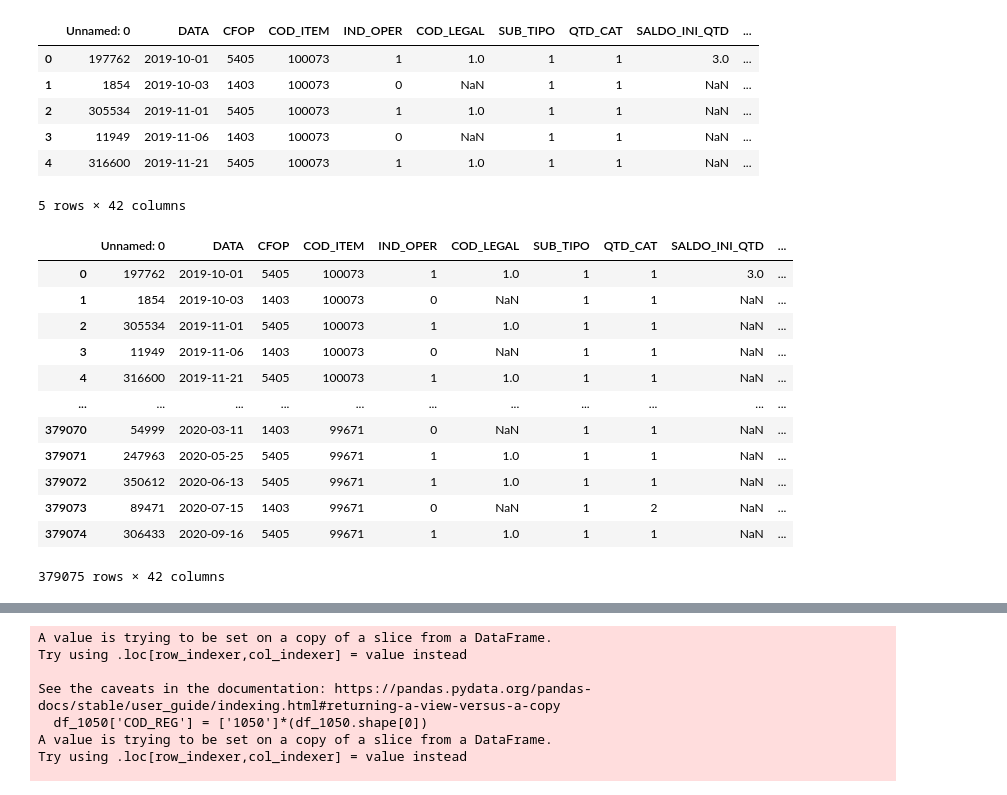
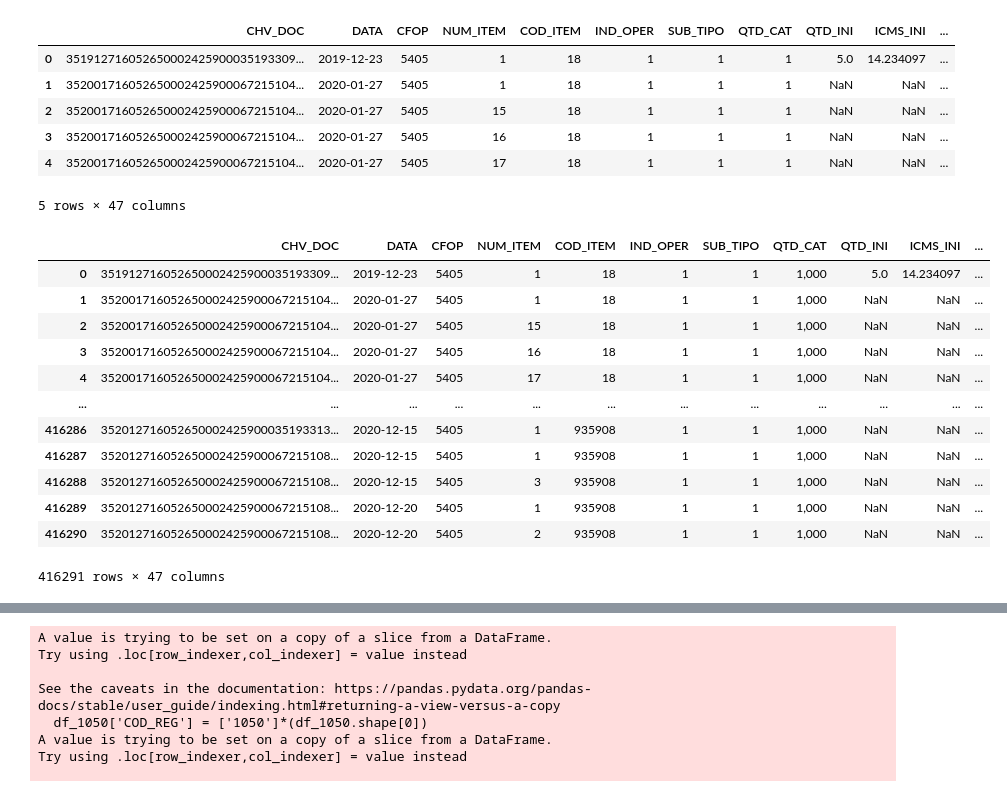
Before and after one commit to viniciuscatelani/Projeto-CAT-42, a Jupyter notebook: Geração txt 0000,150,0200,1100.ipynb, the cells around one changed output, grey strips where cells are left out. Saved outputs shown, nothing was run; the diff lists cells and outputs as text; code cells hidden in the pictures.

```diff
--- a/Geração txt 0000,150,0200,1100.ipynb
+++ b/Geração txt 0000,150,0200,1100.ipynb
@@ -27,9 +33,8 @@ engine = create_engine(f"mysql+pymysql://{database_config['user']}:{database_con
 # Importação das planilhas necessárias para
 # gerar os documentos da 000, 0150, 0200, 1050 e 1100
 
-planilha = pd.read_csv('Loja_44/tabela_2_loja_44_version_final_v8.csv', dtype=str)
+planilha = pd.read_excel(f'Loja_{loja}/ficha_3_loja_{loja}_v4.xlsb', sheet_name='ficha3', engine='pyxlsb')
 planilha['DATA'] = pd.to_datetime(planilha['DATA'], format='%Y-%m-%d')
 template = pd.read_excel('CFOP_e_template.xlsx', sheet_name='Template 150', dtype=str)
-planilha['DESCRICAO'] = planilha['DESCRICAO'].replace('"', "'")
 planilha
 # %% [output]
@@ -48,0 +54,5 @@ planilha
+# %%
+tabela_2 = pd.read_csv(f'Loja_{loja}/loja_{loja}_tabela_2_v4.csv')
+tabela_2 = tabela_2.sort_values(by=['COD_ITEM', 'DATA', 'IND_OPER', 'SUB_TIPO'],
+                           ascending=[True, True, True, False])
+tabela_2
@@ -49,49 +73,59 @@ planilha
+# %%
+planilha['DESCRICAO'] = tabela_2['DESCRICAO']
+planilha['CODIGO_BARRA'] = tabela_2['CODIGO_BARRA']
+planilha['UNIDADE'] = tabela_2['UNIDADE']
+planilha['N C M'] = tabela_2['N C M']
+planilha['CEST'] = tabela_2['CEST']
+planilha['CNPJ EMITENTE'] = tabela_2['CNPJ EMITENTE']
+planilha['CNPJ DESTINATARIO'] = tabela_2['CNPJ DESTINATARIO']
 # %%
 planilha.head()
 # %% [output]
-|  | Unnamed: 0 | DATA | CFOP | COD_ITEM | IND_OPER | COD_LEGAL | SUB_TIPO | QTD_CAT | SALDO_INI_QTD | ... |
-| 0 | 197762 | 2019-10-01 | 5405 | 100073 | 1 | 1.0 | 1 | 1 | 3.0 | ... |
-| 1 | 1854 | 2019-10-03 | 1403 | 100073 | 0 | NaN | 1 | 1 | NaN | ... |
-| 2 | 305534 | 2019-11-01 | 5405 | 100073 | 1 | 1.0 | 1 | 1 | NaN | ... |
-| 3 | 11949 | 2019-11-06 | 1403 | 100073 | 0 | NaN | 1 | 1 | NaN | ... |
-| 4 | 316600 | 2019-11-21 | 5405 | 100073 | 1 | 1.0 | 1 | 1 | NaN | ... |
+|  | CHV_DOC | DATA | CFOP | NUM_ITEM | COD_ITEM | IND_OPER | SUB_TIPO | QTD_CAT | QTD_INI | ICMS_INI | ... |
+| 0 | 351912716052650002425900035193309... | 2019-12-23 | 5405 | 1 | 18 | 1 | 1 | 1 | 5.0 | 14.234097 | ... |
+| 1 | 352001716052650002425900067215104... | 2020-01-27 | 5405 | 1 | 18 | 1 | 1 | 1 | NaN | NaN | ... |
+| 2 | 352001716052650002425900067215104... | 2020-01-27 | 5405 | 15 | 18 | 1 | 1 | 1 | NaN | NaN | ... |
+| 3 | 352001716052650002425900067215104... | 2020-01-27 | 5405 | 16 | 18 | 1 | 1 | 1 | NaN | NaN | ... |
+| 4 | 352001716052650002425900067215104... | 2020-01-27 | 5405 | 17 | 18 | 1 | 1 | 1 | NaN | NaN | ... |
-5 rows × 42 columns
+5 rows × 47 columns
+# %%
+planilha['DESCRICAO'] = planilha['DESCRICAO'].str.replace('"', "'")
 # %%
 planilha['N C M'] = pd.to_numeric(planilha['N C M'])
 planilha['N C M'] = planilha['N C M'].astype(str).str.replace(r'\.0$', '', regex=True)
 
 planilha['CEST'] = pd.to_numeric(planilha['CEST'])
 planilha['CEST'] = planilha['CEST'].astype('Int64').astype(str).replace('<NA>', np.nan)
 planilha['CEST'] = planilha['CEST'].astype(str).str.replace(r'\.0$', '', regex=True)
 
 planilha['CNPJ EMITENTE'] = pd.to_numeric(planilha['CNPJ EMITENTE'])
 planilha['CNPJ EMITENTE'] = planilha['CNPJ EMITENTE'].astype('Int64').astype(str).replace('<NA>', np.nan)
 
-planilha['QTD_CAT'] = planilha['QTD_CAT'].str.replace('.', ',000')
+planilha['QTD_CAT'] = planilha['QTD_CAT'].astype(str) + ',000'
 
 planilha['COD_LEGAL_PCAT'] = pd.to_numeric(planilha['COD_LEGAL_PCAT'])
 planilha['COD_LEGAL_PCAT'] = planilha['COD_LEGAL_PCAT'].astype('Int64').astype(str).replace('<NA>', np.nan)
 
 planilha['CFOP'] = pd.to_numeric(planilha['CFOP'])
 planilha['CFOP'] = planilha['CFOP'].astype('Int64').astype(str).replace('<NA>', np.nan)
 
 planilha['UNIDADE'] = planilha['UNIDADE'].str.strip()
 
 def format_number(value):
     return '{:,.2f}'.format(value).replace(',', '.')
 
 planilha
 # %% [output]
-|  | Unnamed: 0 | DATA | CFOP | COD_ITEM | IND_OPER | COD_LEGAL | SUB_TIPO | QTD_CAT | SALDO_INI_QTD | ... |
-| 0 | 197762 | 2019-10-01 | 5405 | 100073 | 1 | 1.0 | 1 | 1 | 3.0 | ... |
-| 1 | 1854 | 2019-10-03 | 1403 | 100073 | 0 | NaN | 1 | 1 | NaN | ... |
-| 2 | 305534 | 2019-11-01 | 5405 | 100073 | 1 | 1.0 | 1 | 1 | NaN | ... |
-| 3 | 11949 | 2019-11-06 | 1403 | 100073 | 0 | NaN | 1 | 1 | NaN | ... |
-| 4 | 316600 | 2019-11-21 | 5405 | 100073 | 1 | 1.0 | 1 | 1 | NaN | ... |
-| ... | ... | ... | ... | ... | ... | ... | ... | ... | ... | ... |
-| 379070 | 54999 | 2020-03-11 | 1403 | 99671 | 0 | NaN | 1 | 1 | NaN | ... |
-| 379071 | 247963 | 2020-05-25 | 5405 | 99671 | 1 | 1.0 | 1 | 1 | NaN | ... |
-| 379072 | 350612 | 2020-06-13 | 5405 | 99671 | 1 | 1.0 | 1 | 1 | NaN | ... |
-| 379073 | 89471 | 2020-07-15 | 1403 | 99671 | 0 | NaN | 1 | 2 | NaN | ... |
-| 379074 | 306433 | 2020-09-16 | 5405 | 99671 | 1 | 1.0 | 1 | 1 | NaN | ... |
+|  | CHV_DOC | DATA | CFOP | NUM_ITEM | COD_ITEM | IND_OPER | SUB_TIPO | QTD_CAT | QTD_INI | ICMS_INI | ... |
+| 0 | 351912716052650002425900035193309... | 2019-12-23 | 5405 | 1 | 18 | 1 | 1 | 1,000 | 5.0 | 14.234097 | ... |
+| 1 | 352001716052650002425900067215104... | 2020-01-27 | 5405 | 1 | 18 | 1 | 1 | 1,000 | NaN | NaN | ... |
+| 2 | 352001716052650002425900067215104... | 2020-01-27 | 5405 | 15 | 18 | 1 | 1 | 1,000 | NaN | NaN | ... |
+| 3 | 352001716052650002425900067215104... | 2020-01-27 | 5405 | 16 | 18 | 1 | 1 | 1,000 | NaN | NaN | ... |
+| 4 | 352001716052650002425900067215104... | 2020-01-27 | 5405 | 17 | 18 | 1 | 1 | 1,000 | NaN | NaN | ... |
+| ... | ... | ... | ... | ... | ... | ... | ... | ... | ... | ... | ... |
+| 416286 | 352012716052650002425900035193313... | 2020-12-15 | 5405 | 1 | 935908 | 1 | 1 | 1,000 | NaN | NaN | ... |
+| 416287 | 352012716052650002425900067215108... | 2020-12-15 | 5405 | 1 | 935908 | 1 | 1 | 1,000 | NaN | NaN | ... |
+| 416288 | 352012716052650002425900067215108... | 2020-12-15 | 5405 | 3 | 935908 | 1 | 1 | 1,000 | NaN | NaN | ... |
+| 416289 | 352012716052650002425900067215108... | 2020-12-20 | 5405 | 1 | 935908 | 1 | 1 | 1,000 | NaN | NaN | ... |
+| 416290 | 352012716052650002425900067215108... | 2020-12-20 | 5405 | 2 | 935908 | 1 | 1 | 1,000 | NaN | NaN | ... |
-379075 rows × 42 columns
+416291 rows × 47 columns
```
Also changed, not shown: parts of 51 cells of this notebook, 6 other files.
